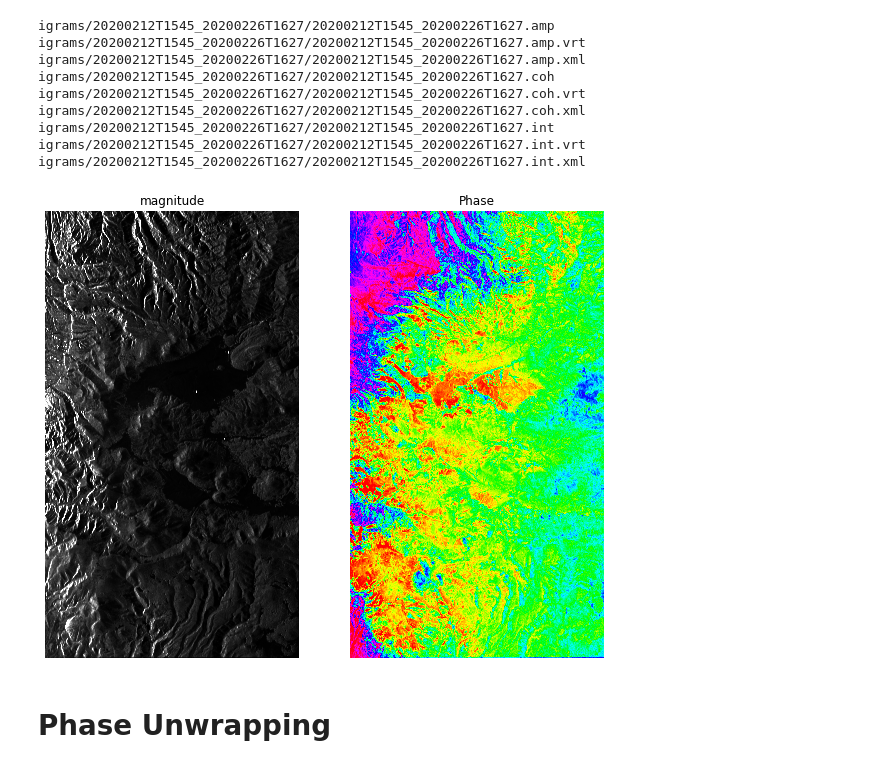
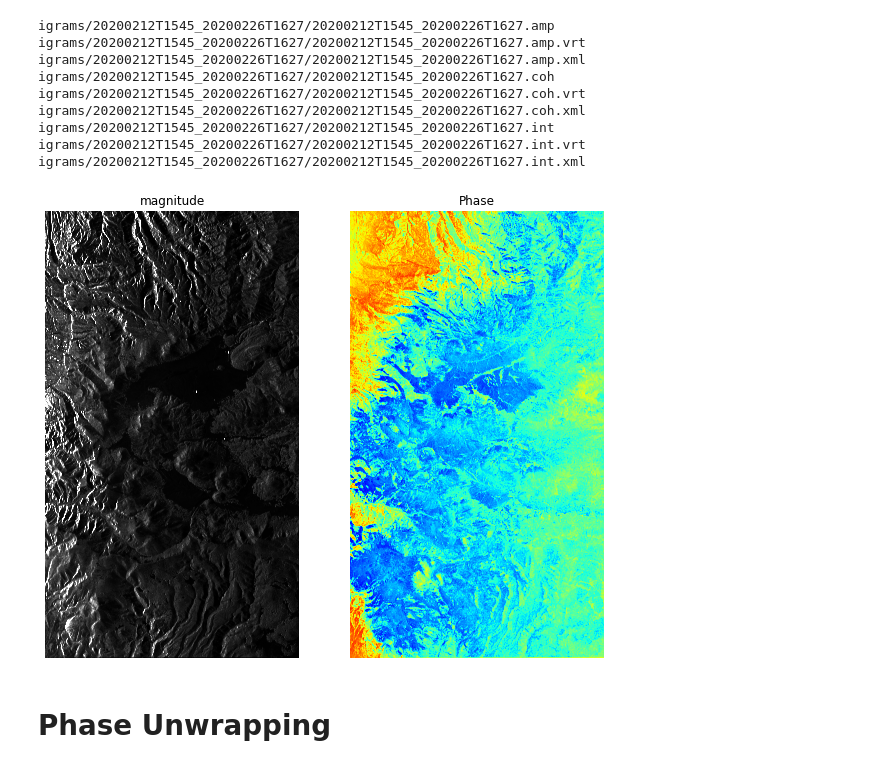
Before and after one commit to SnowEx/uavsar_snow, a Jupyter notebook: examples/snowex_isce_uavsar_processing_tutorial.ipynb, the cells around one changed output. Drawn from its saved outputs; the diff is of its cells as text; code cells hidden in the pictures.

Commit message:
final plot

```diff
--- a/examples/snowex_isce_uavsar_processing_tutorial.ipynb
+++ b/examples/snowex_isce_uavsar_processing_tutorial.ipynb
@@ -326,24 +326,24 @@ igrams/20200212T1545_20200226T1627/20200212T1545_20200226T1627.int.xml
 # %%
 # plot amplitude and wrapped interferogram
 
 w_int = 'igrams/20200212T1545_20200226T1627/20200212T1545_20200226T1627.int'
 ds = gdal.Open(w_int, gdal.GA_ReadOnly)
 igram = ds.GetRasterBand(1).ReadAsArray()
 ds = None
 
 fig = plt.figure(figsize=(10, 14))
 
 ax = fig.add_subplot(1,2,1)
 ax.imshow(np.abs(igram), vmin = 0 , vmax = 10.0, cmap = 'gray')
 ax.set_title("magnitude")
 ax.set_axis_off()
 
 ax = fig.add_subplot(1,2,2)
-ax.imshow(np.angle(igram), cmap='hsv', vmin=-2, vmax=2)
+ax.imshow(np.angle(igram), cmap = 'jet', vmin=-3.14, vmax=3.14)
 ax.set_title("Phase")
 ax.set_axis_off()
 # %% [output]
-[figure, old version]
+[figure, new version]
 # %% [markdown]
 # Phase Unwrapping
 # %%
```
Also changed, not shown: parts of 4 cells of this notebook.
